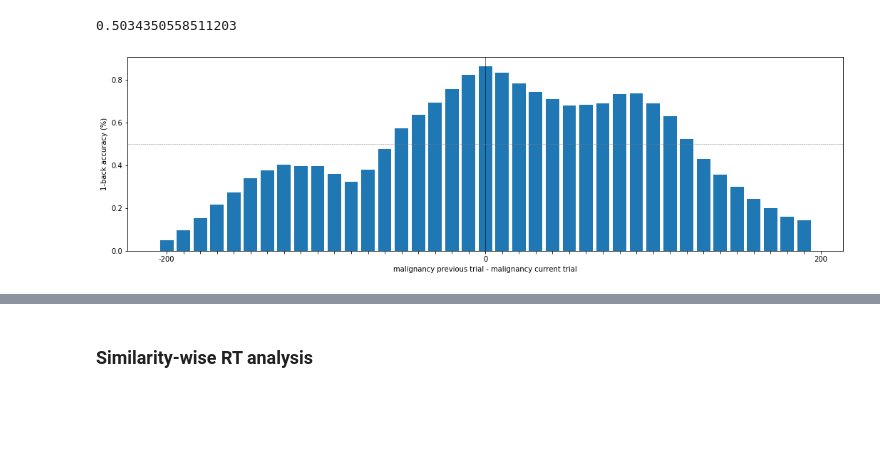
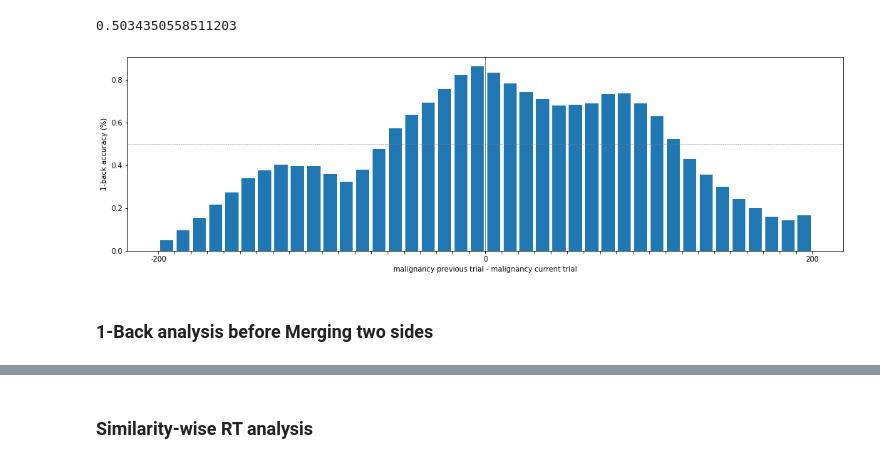
Before and after one commit to WhitneyLab/Serial_Dependence_Analysis_Base, a Jupyter notebook: analysis_app_data/feature_tuning_1.ipynb, the cells around one changed output, grey strips where cells are left out. Saved outputs shown, nothing was run; the diff lists cells and outputs as text; code cells hidden in the pictures; blank space fills up the shorter version.

Commit message:
Add new analysis for app data

```diff
--- a/analysis_app_data/feature_tuning_1.ipynb
+++ b/analysis_app_data/feature_tuning_1.ipynb
@@ -80,7 +85,7 @@ for i,n in enumerate(malignancy.index):
 # %%
 similarity = data['malignancy'].shift(periods = 1) - data['malignancy'] #previous - current malignancy
 data['similarity_to_previous'] = similarity
-data['similarity_bins'] = pd.cut(x=similarity, bins=np.arange(-200,200,10))
+data['similarity_bins'] = pd.cut(x=similarity, bins=np.arange(-200,210,10))
 data_per_bin = data.groupby(['similarity_bins']).mean()
 # %%
 print(data[(data['similarity_to_previous']<50) & (data['similarity_to_previous']>-50)]['1back_accuracy'].mean())
@@ -97,26 +102,28 @@ data[(data['malignancy']<50) & data['malignancy']>-50]['1back_accuracy'].mean()
 # %%
 # PLOT 1: Similarity Barplot over all trials
 y = data_per_bin['1back_accuracy']
 x = data_per_bin.index
-y_pos = np.arange(len(x))
+y_pos = np.arange(len(x)) + 0.5
 plt.figure(figsize=(18, 5))
 x_labels = ['']*(len(x)+1)
 x_labels[0] = -200
-x_labels[19] = 0
-x_labels[39] = 200
+x_labels[20] = 0
+x_labels[40] = 200
 plt.xticks(np.arange(len(x)+1),x_labels)
 plt.bar(y_pos, y)
 plt.ylabel('1-back accuracy (%)')
 plt.xlabel('malignancy previous trial - malignancy current trial')
-plt.axvline(x=19,linewidth=0.5, color='black')
+plt.axvline(x=20,linewidth=0.5, color='black')
 plt.axhline(y=0.5,linewidth=0.5, color='grey', linestyle='--') #
 
 plt.show()
 
 # x-axis: -200: Previous image was very benign, 200: Previous image was very malignant
 # y-axis: above 0.5 SD is apparent
 # %% [output]
-[figure, old version]
+[figure, new version]
+# %% [markdown]
+### 1-Back analysis before Merging two sides
 # %%
 import scipy.stats as stats
 
```
Also changed, not shown: parts of 19 cells of this notebook, 1 other file.
